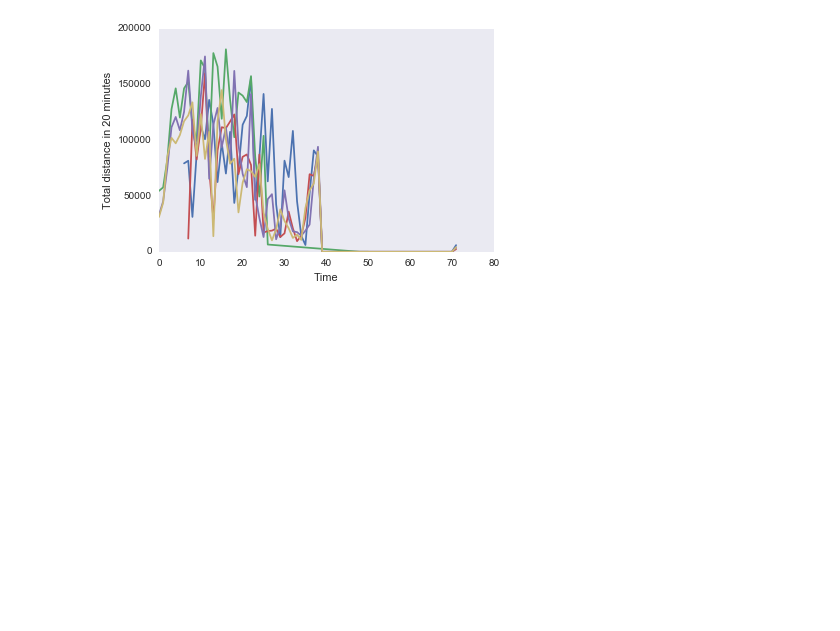
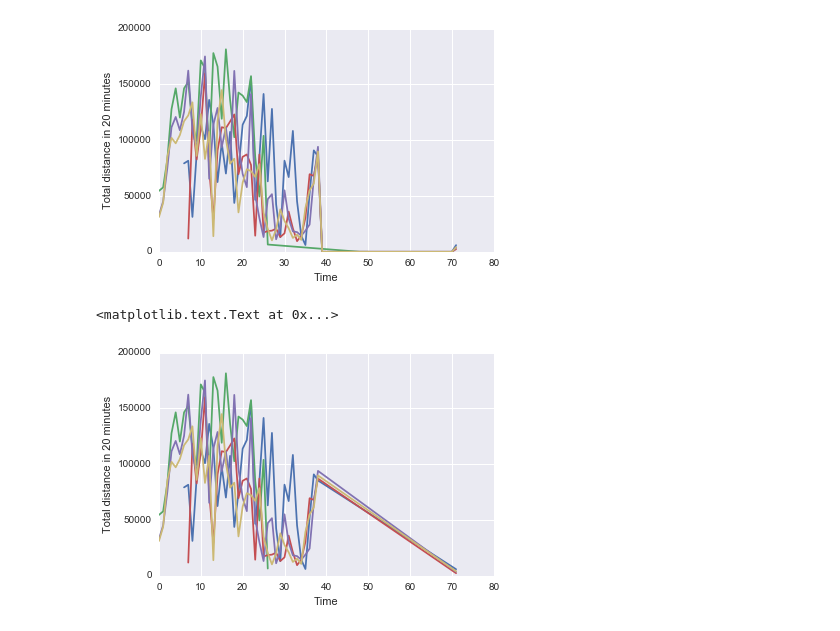
Before and after one commit to lmn93beo/Finch_Movement, a Jupyter notebook: Finch_Movement.ipynb, the cells around one changed output. Cells and saved outputs as stored; diff of their text form; code cells hidden in the pictures; blank space fills up the shorter version.

```diff
--- a/Finch_Movement.ipynb
+++ b/Finch_Movement.ipynb
@@ -11,4 +13,0 @@ sns.set_style("dark")
-# %%
-directory = '2CW100/0925/C2CW100_25-Sep-2016 09_22_05.csv'
-col_names = ['Interval', 'x', 'y', 'Area', 'Hour', 'Minute', 'Second']
-df = pd.read_csv(directory, header=None, names=col_names)
@@ -73,0 +134,4 @@ frame_2CW100_all
+# %%
+starttime = pd.to_datetime('10-Jul-2016 05_03_26', format='%d-%b-%Y %H_%M_%S')
+duration = pd.to_timedelta(71.2058, unit='h')
+starttime + duration
@@ -73,0 +150,4 @@ frame_2CW100_all
+# %%
+a= frame_2CW305_all.Interval
+cum_time = np.cumsum(a) / 3600
+pd.to_timedelta(cum_time, unit='h')
@@ -175,3 +281,14 @@ plt.ylabel('Total distance in 20 minutes')
 # %% [output]
 <matplotlib.text.Text at 0x...>
 [figure]
+# %%
+activity = aggregate_activity(frame_2CW100_all, time=20, unit='Minute')
+for day in range(5):
+    activity_day = activity.Activity[activity.Day == day]
+    time_in_day = activity.Period[activity.Day == day]
+    plt.plot(time_in_day, activity_day)
+plt.xlabel('Time')
+plt.ylabel('Total distance in 20 minutes')
+# %% [output]
+<matplotlib.text.Text at 0x...>
+[figure, added]
```
Also changed, not shown: parts of 16 cells of this notebook.
